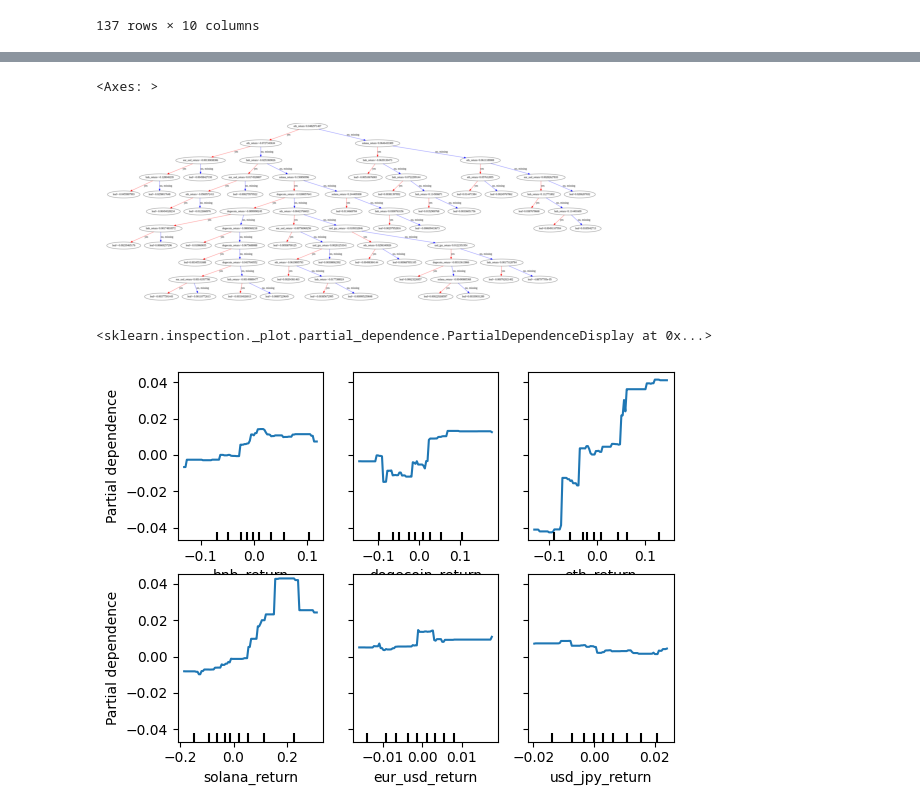
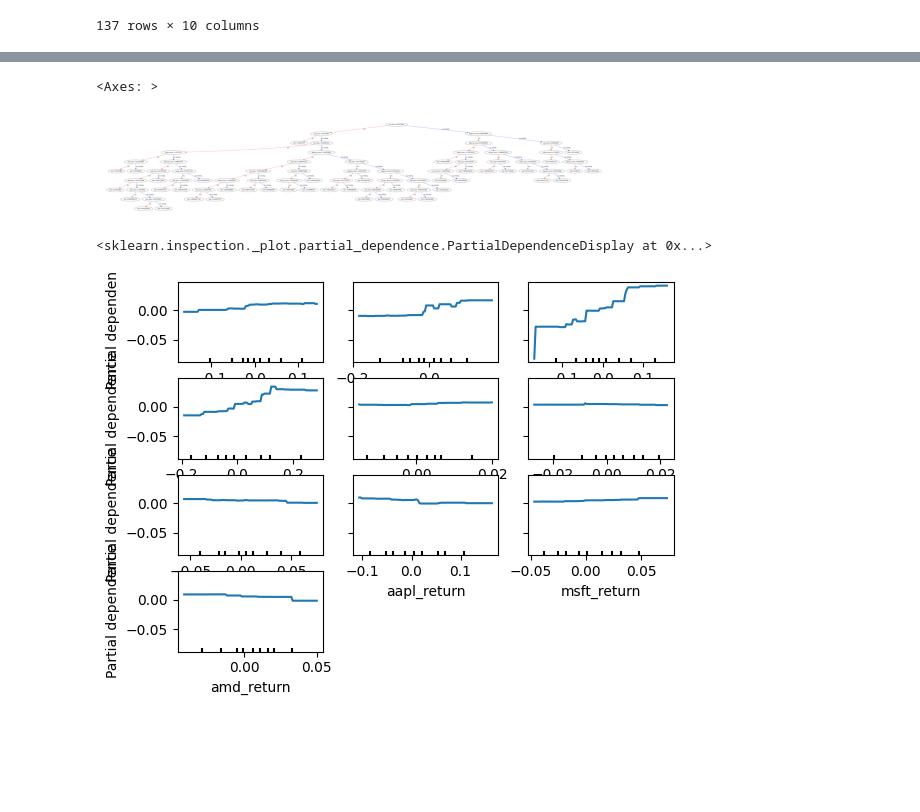
Before and after one commit to outfox330/ML_Models_on_Time_Series, a Jupyter notebook: BTC_FORECAST.ipynb, the cells around one changed output, grey strips where cells are left out. Cells and saved outputs as stored; diff of their text form; code cells hidden in the pictures; blank space fills up the shorter version.

```diff
--- a/BTC_FORECAST.ipynb
+++ b/BTC_FORECAST.ipynb
@@ -485,3 +485,14 @@ df_total
 | 945 | 2024-08-16 | 58894.10416 | 519.968635 | 0.100439 | 2593.186443 | 139.330564 | 0.000013 | 1.097273 | 149.222000 | 4 |
 | 952 | 2024-08-23 | 64094.35721 | 591.806050 | 0.112927 | 2764.447103 | 153.107085 | 0.000015 | 1.111716 | 146.201996 | 4 |
 137 rows × 10 columns
+# %%
+import yfinance as yf
+yf_data = yf.download("SPY AAPL MSFT AMD", start="2022-01-14", end="2024-08-26")['Close']
+yf_data = yf_data.reset_index()
+yf_data.columns = ['date','spy','aapl','msft','amd']
+yf_data['date'] = pd.to_datetime(yf_data['date'])
+yf_data = yf_data.sort_values('date')
+yf_data['dayofweek'] = yf_data['date'].dt.dayofweek
+yf_data = yf_data.loc[yf_data.dayofweek==4]
+yf_data['date'] = yf_data['date'].dt.tz_convert(None)
+yf_data
@@ -487,0 +514,3 @@ df_total
+# %%
+df_total = pd.merge(df_total, yf_data, on = 'date', how='left')
+df_total
@@ -493,5 +536,9 @@ df_total['eth_return'] = df_total['eth'].pct_change()
 df_total['solana_return'] = df_total['solana'].pct_change()
 df_total['eur_usd_return'] = df_total['eur_usd'].pct_change()
 df_total['usd_jpy_return'] = df_total['usd_jpy'].pct_change()
+df_total['spy_return'] = df_total['spy'].pct_change()
+df_total['aapl_return'] = df_total['aapl'].pct_change()
+df_total['msft_return'] = df_total['msft'].pct_change()
+df_total['amd_return'] = df_total['amd'].pct_change()
 df_total
 # %% [output]
@@ -547,7 +577,8 @@ import statsmodels.api as sm
 
 y = df_total['bitcoin_return']
 
-X = df_total[['bnb_return','dogecoin_return', 'eth_return', 'solana_return','eur_usd_return','usd_jpy_return']]
+X = df_total[['bnb_return','dogecoin_return', 'eth_return', 'solana_return',
+              'eur_usd_return','usd_jpy_return','spy_return','aapl_return','msft_return','amd_return']]
 
 X = sm.add_constant(X)
 
@@ -599,19 +630,19 @@ from xgboost import plot_tree
 plot_tree(xg_reg._Booster)
 # %% [output]
 <Axes: >
-[figure, old version]
+[figure, new version]
 # %%
 # from sklearn.inspection import plot_partial_dependence
 from sklearn.inspection import PartialDependenceDisplay
 import matplotlib.pyplot as plt
 
 features = ['bnb_return','dogecoin_return', 'eth_return', 'solana_return','eur_usd_return','usd_jpy_return']
 
 PartialDependenceDisplay.from_estimator(xg_reg, X_train,
-                                                [1, 2,3,4,5,6])
+                                                [1, 2,3,4,5,6,7,8,9,10])
 # %% [output]
 <sklearn.inspection._plot.partial_dependence.PartialDependenceDisplay at 0x...>
-[figure, old version]
+[figure, new version]
 # %%
 import shap
 
```
Also changed, not shown: parts of 24 cells of this notebook.
